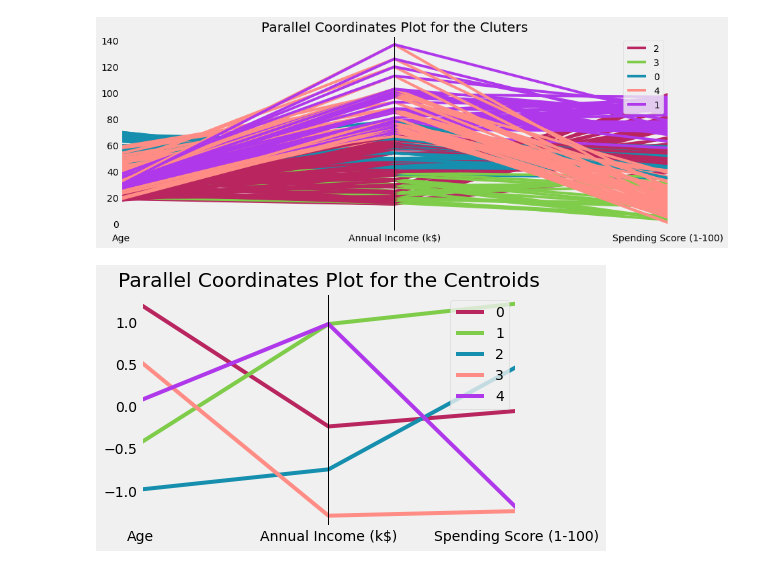
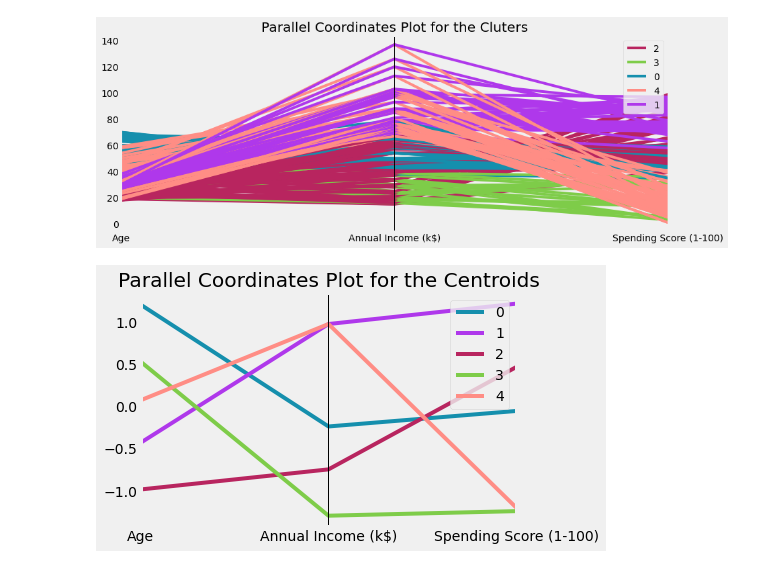
Before and after one commit to martinnss/Customer-Segmentation-with-KMeans-and-Affinity-Propagation, a Jupyter notebook: costumer_segmentation_kmeans.ipynb, the cells around one changed output. Cells and saved outputs as stored; diff of their text form; code cells hidden in the pictures.

```diff
--- a/costumer_segmentation_kmeans.ipynb
+++ b/costumer_segmentation_kmeans.ipynb
@@ -210,10 +210,11 @@ data.drop(columns=['cluster'],inplace=True)
 # %%
 # Create a data frame containing our centroids
 centroids = pd.DataFrame(kmeans1.cluster_centers_,columns=data.columns)
 centroids['cluster'] = centroids.index
+color_codes1=('#158FAD','#AF38EB','#B8255F','#7ECC49','#FF8D85')
 
-cent2=pd.plotting.parallel_coordinates(centroids,'cluster',color=color_codes)
+cent2=pd.plotting.parallel_coordinates(centroids,'cluster',color=color_codes1)
 plt.title('Parallel Coordinates Plot for the Centroids')
 plt.show()
 # %% [output]
-[figure, old version]
+[figure, new version]
```
